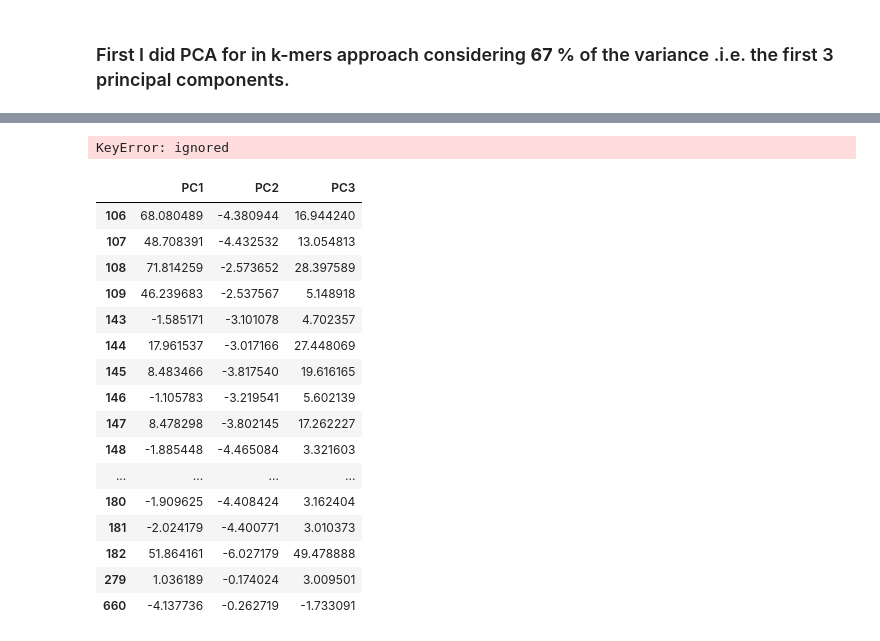
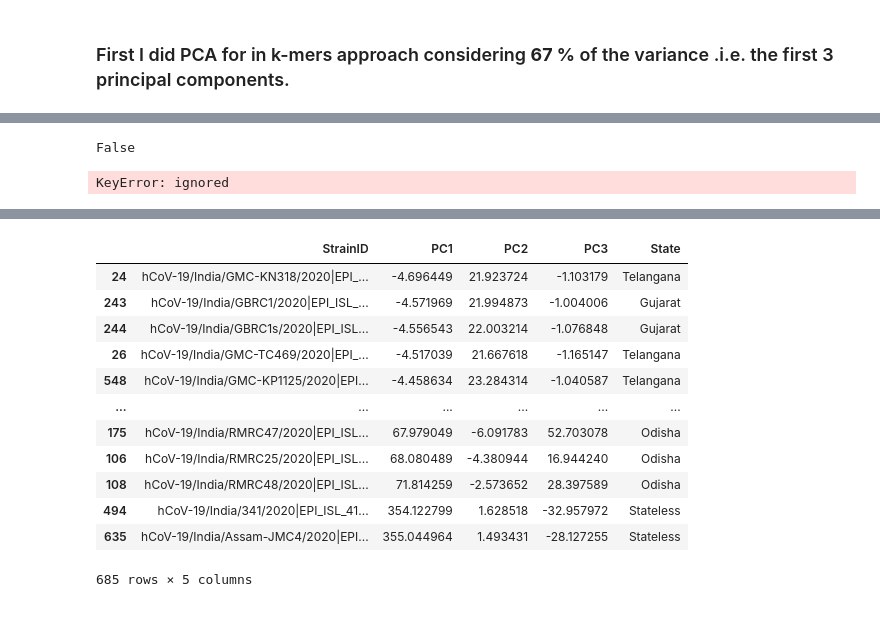
Before and after one commit to xander412/fmml2021, a Jupyter notebook: Project_Module2.ipynb, the cells around one changed output, grey strips where cells are left out. Drawn from its saved outputs; the diff is of its cells as text; code cells hidden in the pictures.

```diff
--- a/Project_Module2.ipynb
+++ b/Project_Module2.ipynb
@@ -297,7 +297,7 @@ n_iter = 10000
 
 ####### Enter code below #######
 
-# model = TSNE(n_components=2, random_state=random_state, perplexity=perplexity, n_iter=n_iter)
-# tsne_data = model.fit_transform(big_matrix)
+model = TSNE(n_components=3, random_state=random_state, perplexity=perplexity, n_iter=n_iter)
+tsne_data = model.fit_transform(big_matrix)
 
 ################################
@@ -553 +596,23 @@ fig.show(renderer = "colab")
+# %%
+(final_df['PC1'] < 69).all()
+# %% [output]
+False
+# %%
+px.scatter_3d(mainCluster, x = 'PC1', y = 'PC2', z = 'PC3', color=mainCluster['State'], title="Principal Component Axis",
+                color_discrete_map={
+                "Stateless": "grey",
+                "Tamil Nadu": "green",
+                "Telangana": "red",
+                "Maharashtra": "orange",
+                "Gujarat": "magenta",
+                "Delhi": "purple",
+                "West Bengal": "aqua",
+                "Haryana": "pink",
+                "Odisha": "blue",
+                "Madhya Pradesh": "brown",
+                "Karnataka": "black"
+                })
+fig.show(renderer = "colab")
+# %% [output]
+KeyError: ignored
 # %%
@@ -557,26 +623,18 @@ fig.show(renderer = "colab")
 # %% [output]
 [interactive output not drawn]
 # %%
-(final_df[final_df['State'] == 'Odisha'])['PC1', 'PC2', 'PC3']
+final_df.sort_values(['PC1', 'PC2', 'PC3'])
 # %% [output]
+|  | StrainID | PC1 | PC2 | PC3 | State |
+| 24 | hCoV-19/India/GMC-KN318/2020|EPI_... | -4.696449 | 21.923724 | -1.103179 | Telangana |
+| 243 | hCoV-19/India/GBRC1/2020|EPI_ISL_... | -4.571969 | 21.994873 | -1.004006 | Gujarat |
+| 244 | hCoV-19/India/GBRC1s/2020|EPI_ISL... | -4.556543 | 22.003214 | -1.076848 | Gujarat |
+| 26 | hCoV-19/India/GMC-TC469/2020|EPI_... | -4.517039 | 21.667618 | -1.165147 | Telangana |
+| 548 | hCoV-19/India/GMC-KP1125/2020|EPI... | -4.458634 | 23.284314 | -1.040587 | Telangana |
+| ... | ... | ... | ... | ... | ... |
+| 175 | hCoV-19/India/RMRC47/2020|EPI_ISL... | 67.979049 | -6.091783 | 52.703078 | Odisha |
+| 106 | hCoV-19/India/RMRC25/2020|EPI_ISL... | 68.080489 | -4.380944 | 16.944240 | Odisha |
+| 108 | hCoV-19/India/RMRC48/2020|EPI_ISL... | 71.814259 | -2.573652 | 28.397589 | Odisha |
+| 494 | hCoV-19/India/341/2020|EPI_ISL_41... | 354.122799 | 1.628518 | -32.957972 | Stateless |
+| 635 | hCoV-19/India/Assam-JMC4/2020|EPI... | 355.044964 | 1.493431 | -28.127255 | Stateless |
-KeyError: ignored
+685 rows × 5 columns
-# %%
-final_df[final_df['State'] == 'Odisha'][['PC1', 'PC2', 'PC3']]
-# %% [output]
-|  | PC1 | PC2 | PC3 |
-| 106 | 68.080489 | -4.380944 | 16.944240 |
-| 107 | 48.708391 | -4.432532 | 13.054813 |
-| 108 | 71.814259 | -2.573652 | 28.397589 |
-| 109 | 46.239683 | -2.537567 | 5.148918 |
-| 143 | -1.585171 | -3.101078 | 4.702357 |
-| 144 | 17.961537 | -3.017166 | 27.448069 |
-| 145 | 8.483466 | -3.817540 | 19.616165 |
-| 146 | -1.105783 | -3.219541 | 5.602139 |
-| 147 | 8.478298 | -3.802145 | 17.262227 |
-| 148 | -1.885448 | -4.465084 | 3.321603 |
-| ... | ... | ... | ... |
-| 180 | -1.909625 | -4.408424 | 3.162404 |
-| 181 | -2.024179 | -4.400771 | 3.010373 |
-| 182 | 51.864161 | -6.027179 | 49.478888 |
-| 279 | 1.036189 | -0.174024 | 3.009501 |
-| 660 | -4.137736 | -0.262719 | -1.733091 |
```
Also changed, not shown: parts of 14 cells of this notebook.
